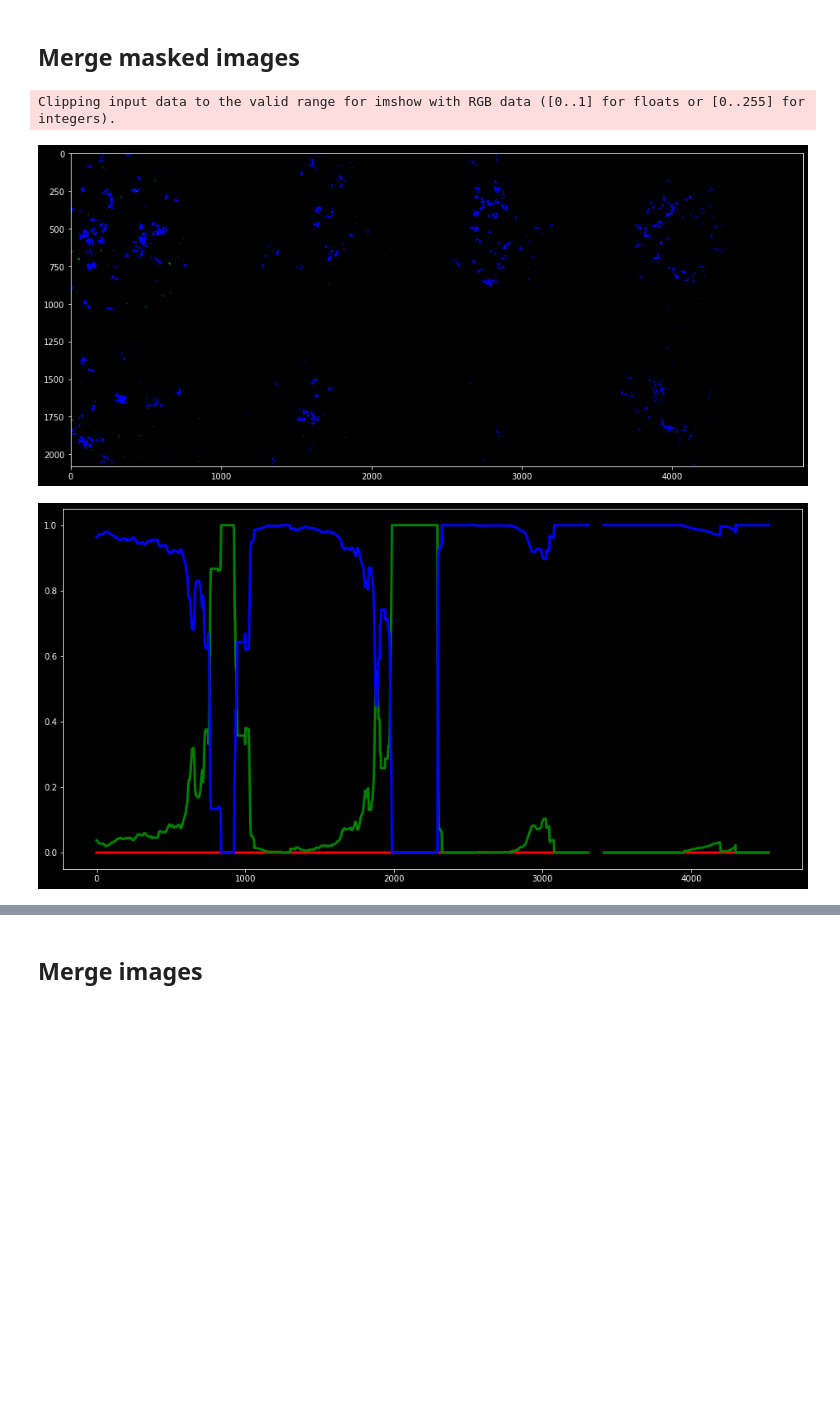
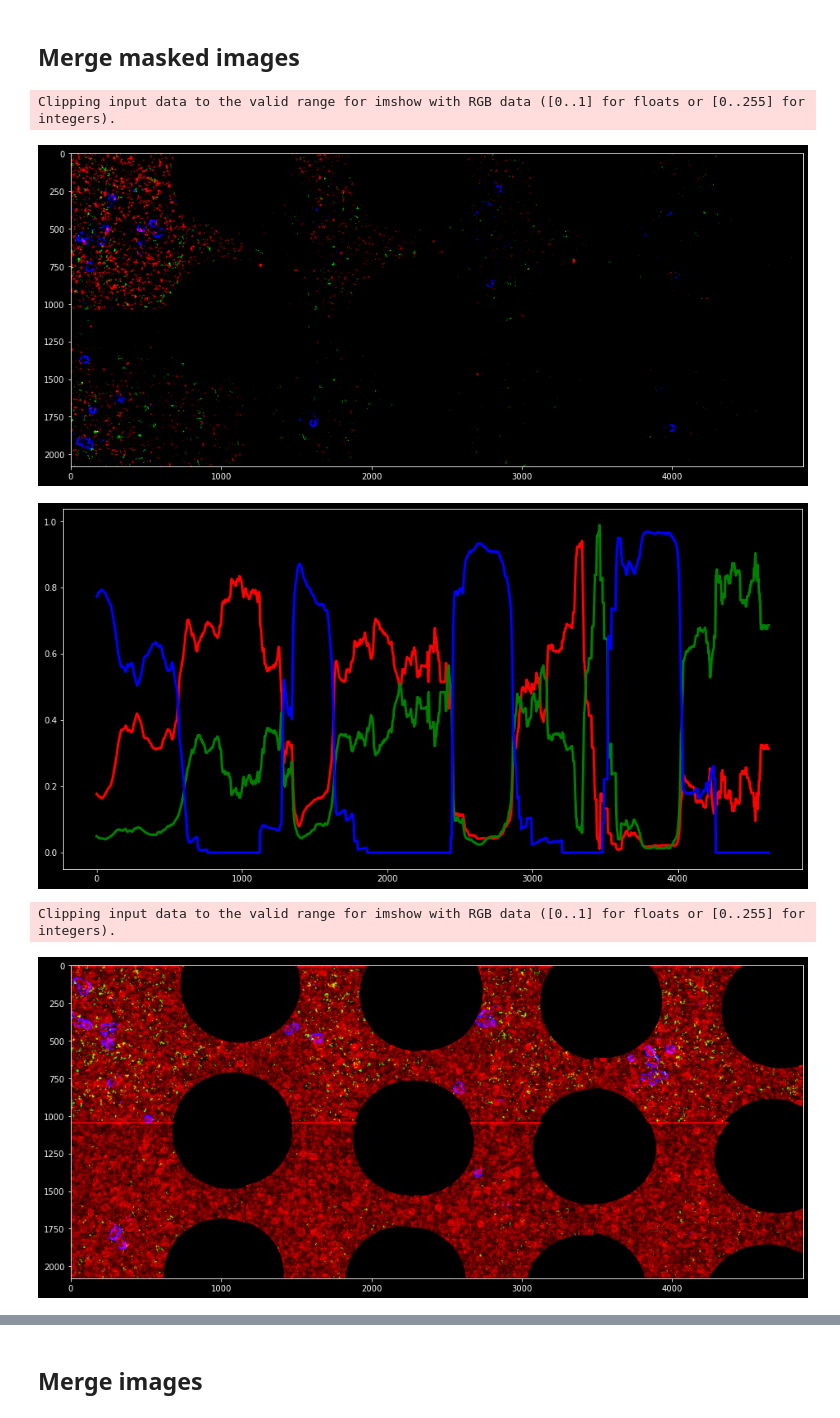
Before and after one commit to PNNL-Projects/soil1.3_biofilm, a Jupyter notebook: RawImageProcessing.ipynb, the cells around one changed output, grey strips where cells are left out. Drawn from its saved outputs; the diff is of its cells as text; code cells hidden in the pictures; blank space fills up the shorter version.

```diff
--- a/RawImageProcessing.ipynb
+++ b/RawImageProcessing.ipynb
@@ -196,7 +196,6 @@ tif_file
 # %% [output]
 ['/Users/feng626/workspace/data/SoilSFA/spatial_interactions/sSFA_soilchip_11.18.21_start/Chitin/11.18.21_23/11.18.21_23_Chitin_1_w4SD RFP_s1.TIF']
 # %%
-thresholds_glob = [0, 0, 0]
 for carbon in ["Chitin", "Chito5", "Nag"]:
     time_dir = image_dir + '/' + carbon
     timepoints = [name for name in os.listdir(time_dir) if os.path.isdir(os.path.join(time_dir, name))]
@@ -204,12 +203,9 @@ for carbon in ["Chitin", "Chito5", "Nag"]:
     for timepoint in timepoints:
         all_channels = []
         for chi, channel in enumerate(['w4SD RFP', 'w3SD GFP', 'w2SD DAPI']):
-            temp_thresholds = []
             for i in range(patch_number):
                 tif_file = image_dir + '/' + carbon + '/' + timepoint + '/' + timepoint + '_' + carbon + '_1_{}_s{}.TIF'.format(channel, i+1)
                 tif_file_new = image_dir + '/' + carbon + '/' + timepoint + '/' + timepoint + '_' + carbon + '_1_{}_s{}_wo_bg.TIF'.format(channel, i+1)
                 imgz = io.imread(tif_file)
                 imgzn = remove_background_z(imgz)
                 io.imsave(tif_file_new, imgzn)
-                temp_thresholds.append(threshold_z(imgzn))
-            thresholds_glob[chi] = max([thresholds_glob[chi], max(temp_thresholds)])
@@ -216,3 +309,37 @@ for carbon in ["Chitin", "Chito5", "Nag"]:
+# %%
+thresholds_glob = []
+max_glob = []
+min_glob = []
+for carbon in ["Chitin", "Chito5", "Nag"]:
+    time_dir = image_dir + '/' + carbon
+    timepoints = [name for name in os.listdir(time_dir) if os.path.isdir(os.path.join(time_dir, name))]
+    timepoints.sort()
+    carbon_thresholds = []
+    carbon_max = []
+    carbon_min = []
+    for timepoint in timepoints:
+        timepoint_thresholds = []
+        timepoint_max = []
+        timepoint_min = []
+        for chi, channel in enumerate(['w4SD RFP', 'w3SD GFP', 'w2SD DAPI']):
+            channel_thresholds = []
+            channel_max = []
+            channel_min = []
+            for i in range(patch_number):
+                tif_file = image_dir + '/' + carbon + '/' + timepoint + '/' + timepoint + '_' + carbon + '_1_{}_s{}_wo_bg.TIF'.format(channel, i+1)
+                imgz = io.imread(tif_file)
+                channel_thresholds.append(threshold_z(imgz))
+                channel_max.append(imgz.max())
+                channel_min.append(imgz.min())
+            timepoint_thresholds.append(max(channel_thresholds))
+            timepoint_max.append(max(channel_max))
+            timepoint_min.append(min(channel_min))
+        carbon_thresholds.append(timepoint_thresholds)
+        carbon_max.append(timepoint_max)
+        carbon_min.append(timepoint_min)
+    thresholds_glob.append(carbon_thresholds)
+    max_glob.append(carbon_max)
+    min_glob.append(carbon_min)
 # %%
 with open("./thresholds_glob.pkl", "wb") as f:
     pickle.dump(thresholds_glob, f)
@@ -232,42 +407,45 @@ with open("./thresholds_glob.pkl", "rb") as f:
 
             masks = [get_mask(io.imread(masked_file)[0]) for masked_file in masked_files]
             imgs = [io.imread(tif_file) for tif_file in tif_files]
-            imgs_filtered = [filter_z(img, thresholds_glob[chi]) for img in imgs]
+            temp_threshold = threshold_all(imgs)
+            imgs_filtered = [filter_z(img, temp_threshold) for img in imgs]
             imgs_summed = [sum_z(img) for img in imgs_filtered]
             imgs_stitched = simple_stitch(imgs_summed)
-            # imgs_stitched = denoise(imgs_stitched)
+            imgs_stitched = denoise(imgs_stitched.astype(np.int16))
             imgs_mask = simple_stitch(masks)
             masked_img = mask_img(imgs_stitched, imgs_mask)
-            # masked_img = denoise(masked_img)
+            masked_img = denoise(masked_img)
             img_to_merge = normalize(masked_img)
             all_channels.append(img_to_merge)
 
             empty_img = np.zeros((3, img_to_merge.shape[0], img_to_merge.shape[1]))
             empty_img[chi, :, :] = all_channels[chi]
 
         combined_img = np.transpose(all_channels, (1,2,0))
 
         output = './results/' + timepoint + '_' + carbon + '_1_combined_masked_normalized'
         img_out = output + '.TIF'
         pkl_out = output + '.pkl'
         plot_out = output + '_1d.png'
 
         with open(pkl_out, 'wb') as f:
             pickle.dump(combined_img, f)
 
         plt.figure(figsize=(16,8))
         plt.imshow(combined_img)
         plt.savefig(img_out, dpi=300)
 
         pop_den = get_pop_density(slide_sum_y(combined_img, combined_img.shape[1]//20))
         colors = ['red', 'green', 'blue']
         plt.figure(figsize=(16,8))
         for i in range(3):
             plt.plot(range(len(pop_den)), pop_den[:,i], color = colors[i], linewidth=3)
         # plt.plot(range(len(pop_den)), pop_den, linewidth=2)
         plt.savefig(plot_out, dpi=300)
         plt.show()
 # %% [output]
 Clipping input data to the valid range for imshow with RGB data ([0..1] for floats or [0..255] for integers).
-[figure, old version]
+[figure, new version]
-[figure, old version]
+[figure, new version]
+Clipping input data to the valid range for imshow with RGB data ([0..1] for floats or [0..255] for integers).
+[figure, added]
```
Also changed, not shown: parts of 11 cells of this notebook, 1 other file.
